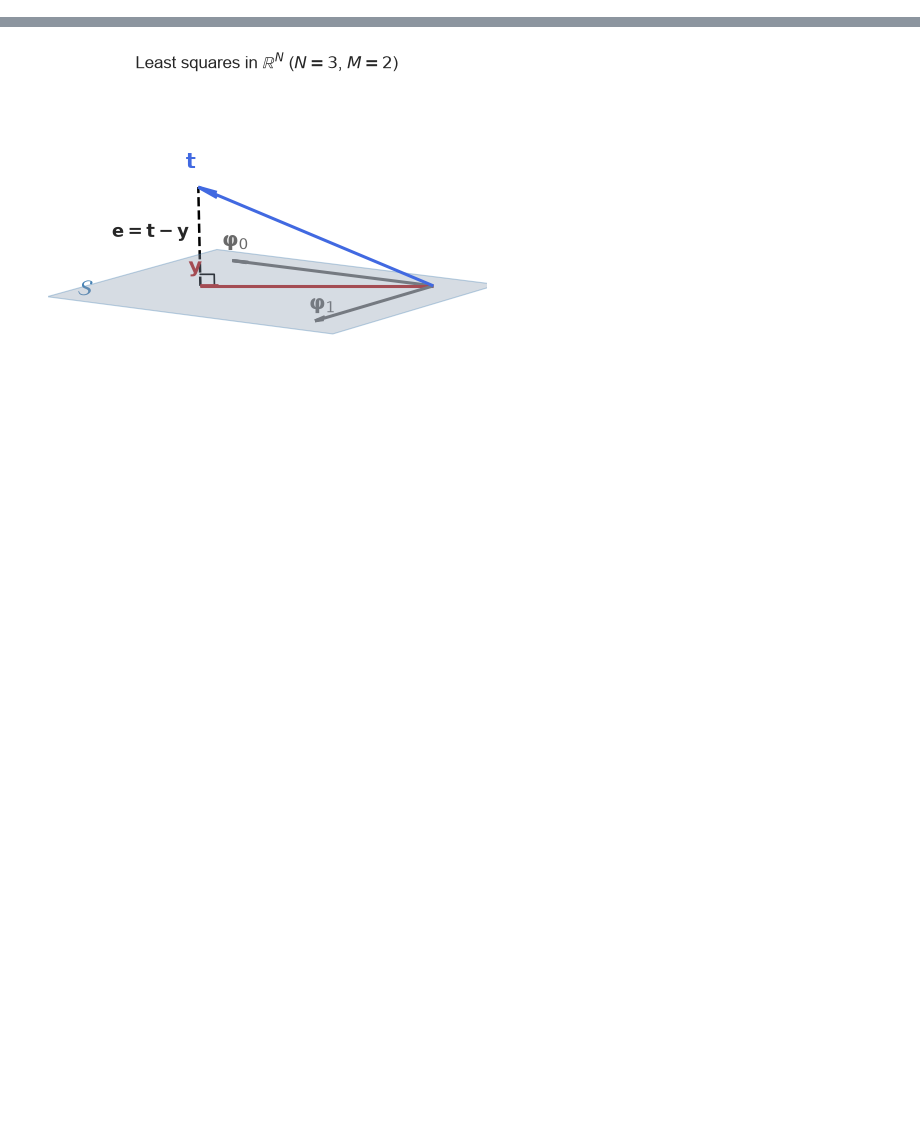
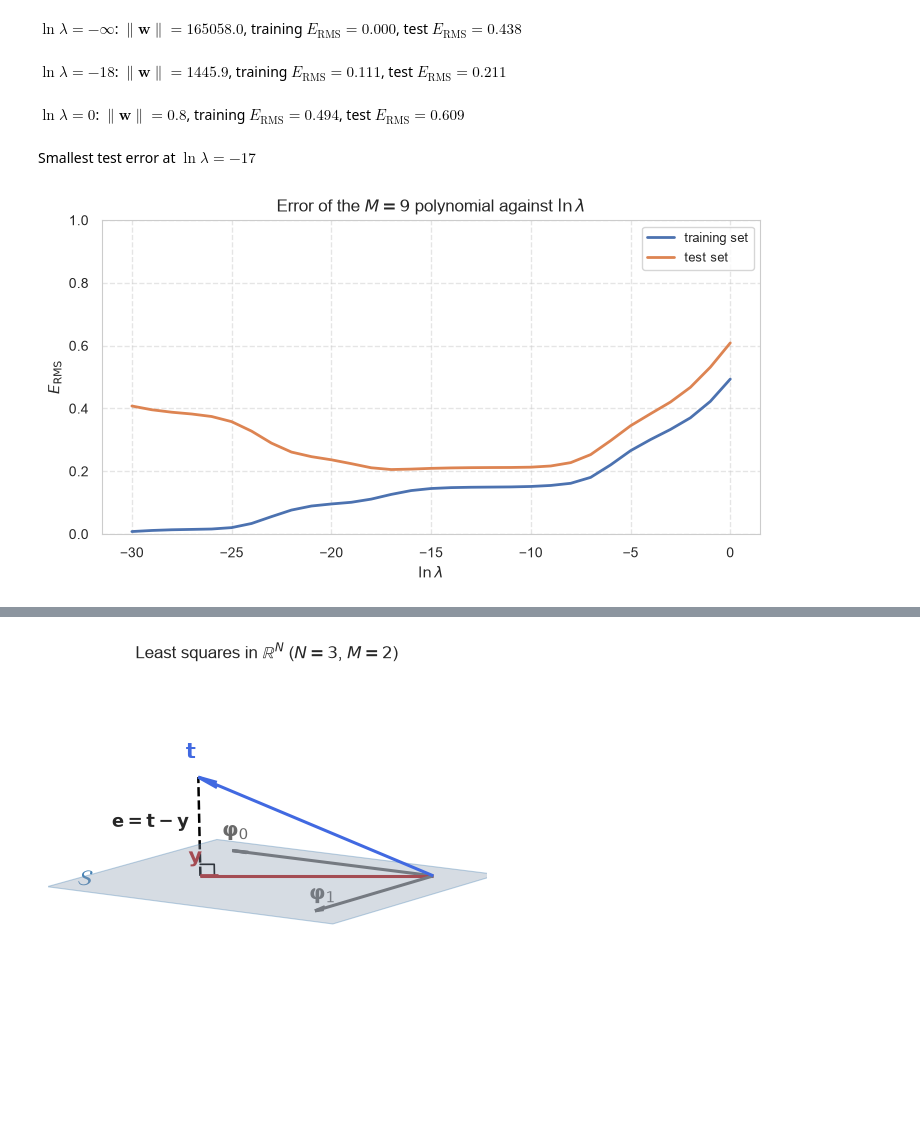
Before and after one commit to konstantin-schekotihin/dl_course, a Jupyter notebook: ML-DL/02_deep_learning/04_regression.ipynb, the cells around one changed output, grey strips where cells are left out. Saved outputs shown, nothing was run; the diff lists cells and outputs as text; code cells hidden in the pictures; blank space fills up the shorter version.

```diff
--- a/ML-DL/02_deep_learning/04_regression.ipynb
+++ b/ML-DL/02_deep_learning/04_regression.ipynb
@@ -214,14 +0,0 @@ where $\|\mathbf{w}\|^2 = \mathbf{w}^\mathrm{T}\mathbf{w} = w_0^2 + w_1^2 + \dot
-# %%
-# Fit regularized M = 9 polynomial on N = 10 data points
-Phi_10 = torch.vander(x_train, N=10, increasing=True)
-reg_lambdas = [math.exp(-18), 1.0] # ln(lambda) = -18 and 0
-reg_fits = {}
-
-for lam in reg_lambdas:
-    A = torch.matmul(Phi_10.T, Phi_10) + lam * torch.eye(10)
-    b = torch.matmul(Phi_10.T, t_train.unsqueeze(1))
-    w_reg = torch.linalg.solve(A, b).reshape(-1)
-    reg_fits[lam] = w_reg
-    norm_w = torch.norm(w_reg).item()
-    display(Markdown(rf"$\lambda = {lam:.2e}$ ($\ln \lambda = {math.log(lam):.0f}$) $\implies$ "
-                     rf"Weight norm $\|\mathbf{{w}}\|_2 = {norm_w:.2f}$"))
@@ -248,0 +247,39 @@ with $\mathbf{w} = (w_0, \dots, w_{M-1})^\mathrm{T}$ and $\boldsymbol{\phi} = (\
+# %%
+def fit_ridge(Phi, t, lam):
+    """Minimizer of the regularized sum of squares: (Phi^T Phi + lam I) w = Phi^T t.
+
+    Phi may also hold a batch of design matrices, shape (L, N, M); then L systems are solved at
+    once.
+    """
+    PhiT = Phi.transpose(-2, -1)
+    A = PhiT @ Phi + lam * torch.eye(Phi.shape[-1])
+    return torch.linalg.solve(A, (PhiT @ t.unsqueeze(-1))).squeeze(-1)
+
+
+Phi_9 = torch.vander(x_train, N=10, increasing=True)        # M = 9: powers x^0, ..., x^9
+for ln_lam in [-float("inf"), -18.0, 0.0]:
+    w_reg = fit_ridge(Phi_9, t_train, math.exp(ln_lam)) if ln_lam > -30 else weights[9]
+    display(Markdown(rf"$\ln\lambda = {hp.format_number(ln_lam, 0)}$: "
+                     rf"$\|\mathbf{{w}}\| = {torch.norm(w_reg).item():.1f}$, "
+                     rf"training $E_\mathrm{{RMS}} = {rms_error(x_train, t_train, w_reg):.3f}$, "
+                     rf"test $E_\mathrm{{RMS}} = {rms_error(x_test, t_test, w_reg):.3f}$"))
+# %% [output]
+$\ln\lambda = -\infty$: $\|\mathbf{w}\| = 165058.0$, training $E_\mathrm{RMS} = 0.000$, test $E_\mathrm{RMS} = 0.438$
+$\ln\lambda = -18$: $\|\mathbf{w}\| = 1445.9$, training $E_\mathrm{RMS} = 0.111$, test $E_\mathrm{RMS} = 0.211$
+$\ln\lambda = 0$: $\|\mathbf{w}\| = 0.8$, training $E_\mathrm{RMS} = 0.494$, test $E_\mathrm{RMS} = 0.609$
+# %%
+# Error against ln(lambda) for the M = 9 polynomial
+ln_lambdas = torch.linspace(-30.0, 0.0, 31)
+fits = [fit_ridge(Phi_9, t_train, math.exp(v)) for v in ln_lambdas.tolist()]
+E_train_lam = [rms_error(x_train, t_train, w) for w in fits]
+E_test_lam = [rms_error(x_test, t_test, w) for w in fits]
+best_ln_lam = ln_lambdas[int(torch.tensor(E_test_lam).argmin())].item()
+display(Markdown(rf"Smallest test error at $\ln\lambda = {best_ln_lam:.0f}$"))
+# %% [output]
+Smallest test error at $\ln\lambda = -17$
+# %%
+hp.plot_curves(ln_lambdas, {"training set": E_train_lam, "test set": E_test_lam},
+               xlabel=r"$\ln\lambda$", ylabel=r"$E_\mathrm{RMS}$",
+               title=r"Error of the $M = 9$ polynomial against $\ln\lambda$", ylim=(0.0, 1.0))
+# %% [output]
+[figure, added]
```
Also changed, not shown: parts of 143 cells of this notebook, 5 other files.
